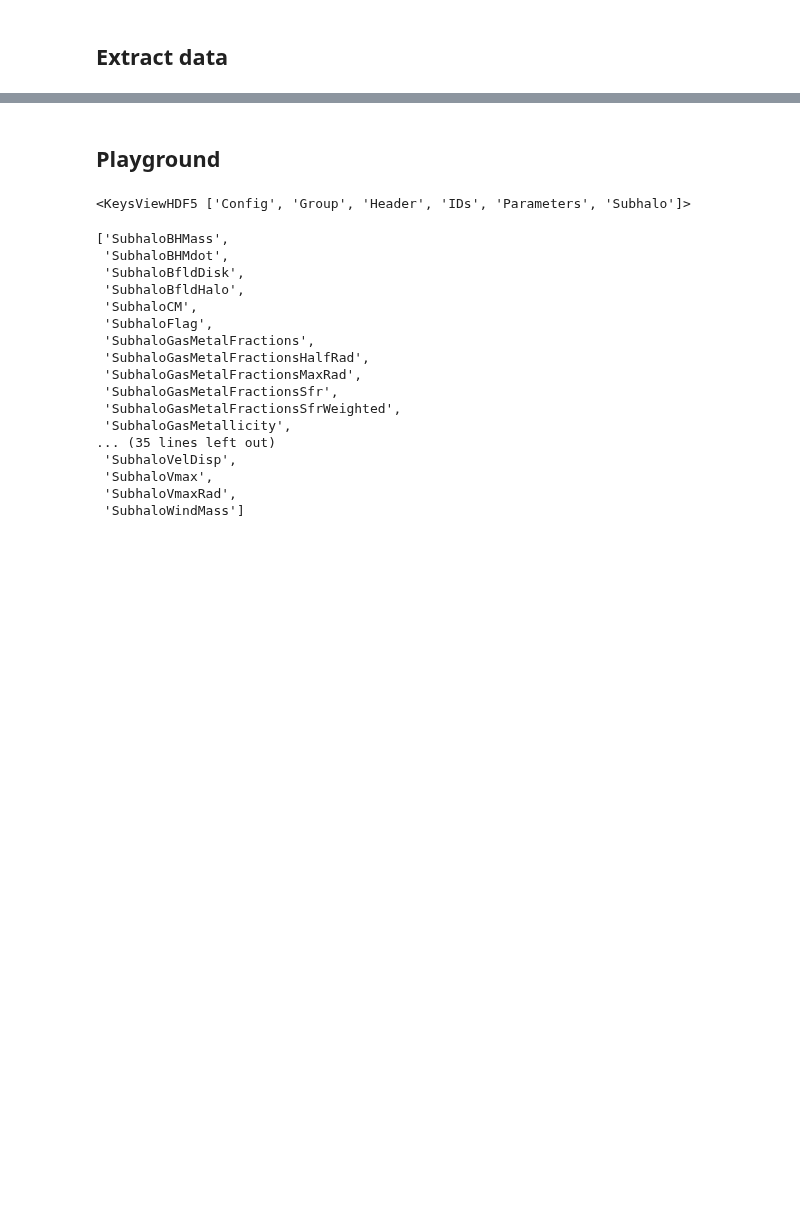
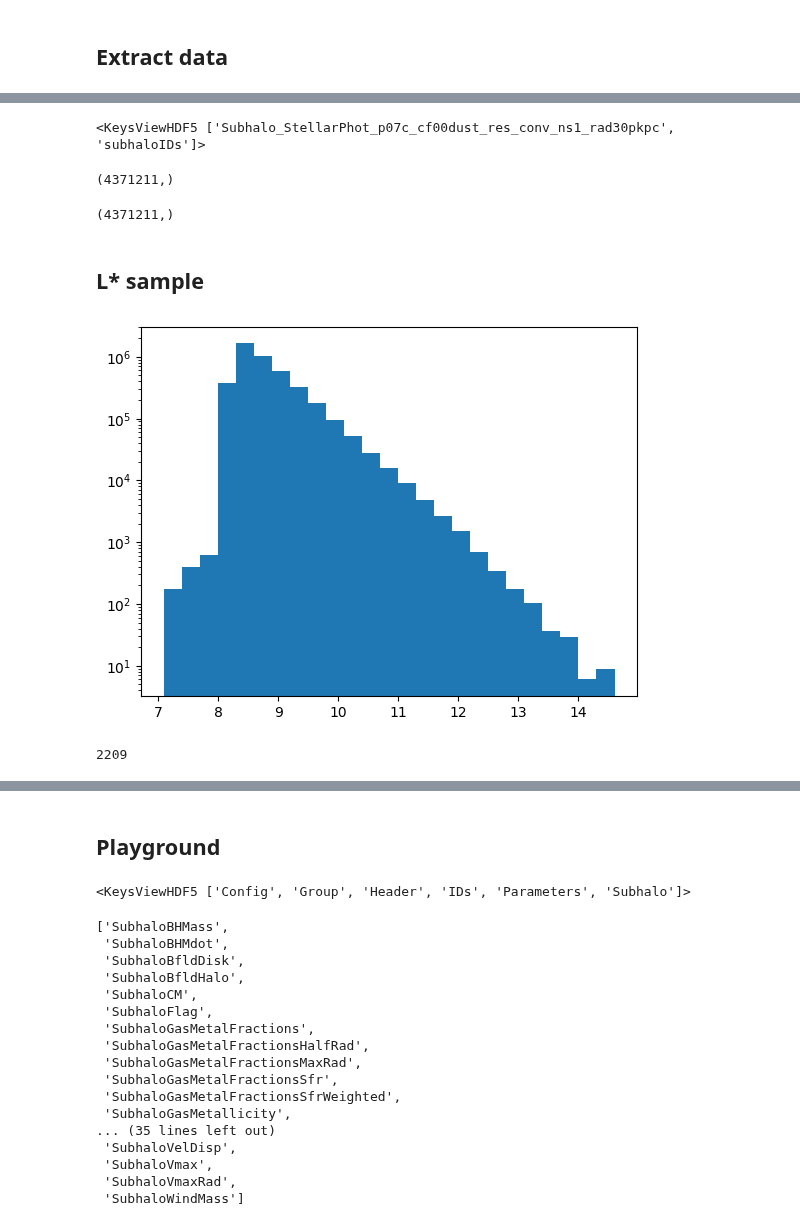
Before and after one commit to ismael-mendoza/nbody-relaxed, a Jupyter notebook: notebooks/wip/tng-100-explore.ipynb, the cells around one changed output, grey strips where cells are left out. Drawn from its saved outputs; the diff is of its cells as text; code cells hidden in the pictures; blank space fills up the shorter version.

```diff
--- a/notebooks/wip/tng-100-explore.ipynb
+++ b/notebooks/wip/tng-100-explore.ipynb
@@ -31,0 +42,26 @@ stellar_mass = convert_tng_mass(np.array(stellar_mass))
+# %%
+fc.keys()
+# %% [output]
+<KeysViewHDF5 ['Subhalo_StellarPhot_p07c_cf00dust_res_conv_ns1_rad30pkpc', 'subhaloIDs']>
+# %%
+sdss_g = fc['Subhalo_StellarPhot_p07c_cf00dust_res_conv_ns1_rad30pkpc'][:, 1, 0]
+sdss_r = fc['Subhalo_StellarPhot_p07c_cf00dust_res_conv_ns1_rad30pkpc'][:, 2, 0]
+gr = sdss_g - sdss_r
+gr.shape
+# %% [output]
+(4371211,)
+# %%
+fc['subhaloIDs'][:].shape
+# %% [output]
+(4371211,)
+# %% [markdown]
+## L* sample
+# %%
+plt.hist(subhalo_mass, bins=25)
+plt.yscale('log')
+# %% [output]
+[figure, added]
+# %%
+sum((subhalo_mass < 12.2) & (subhalo_mass > 11.8))
+# %% [output]
+2209
```
Also changed, not shown: parts of 8 cells of this notebook.
